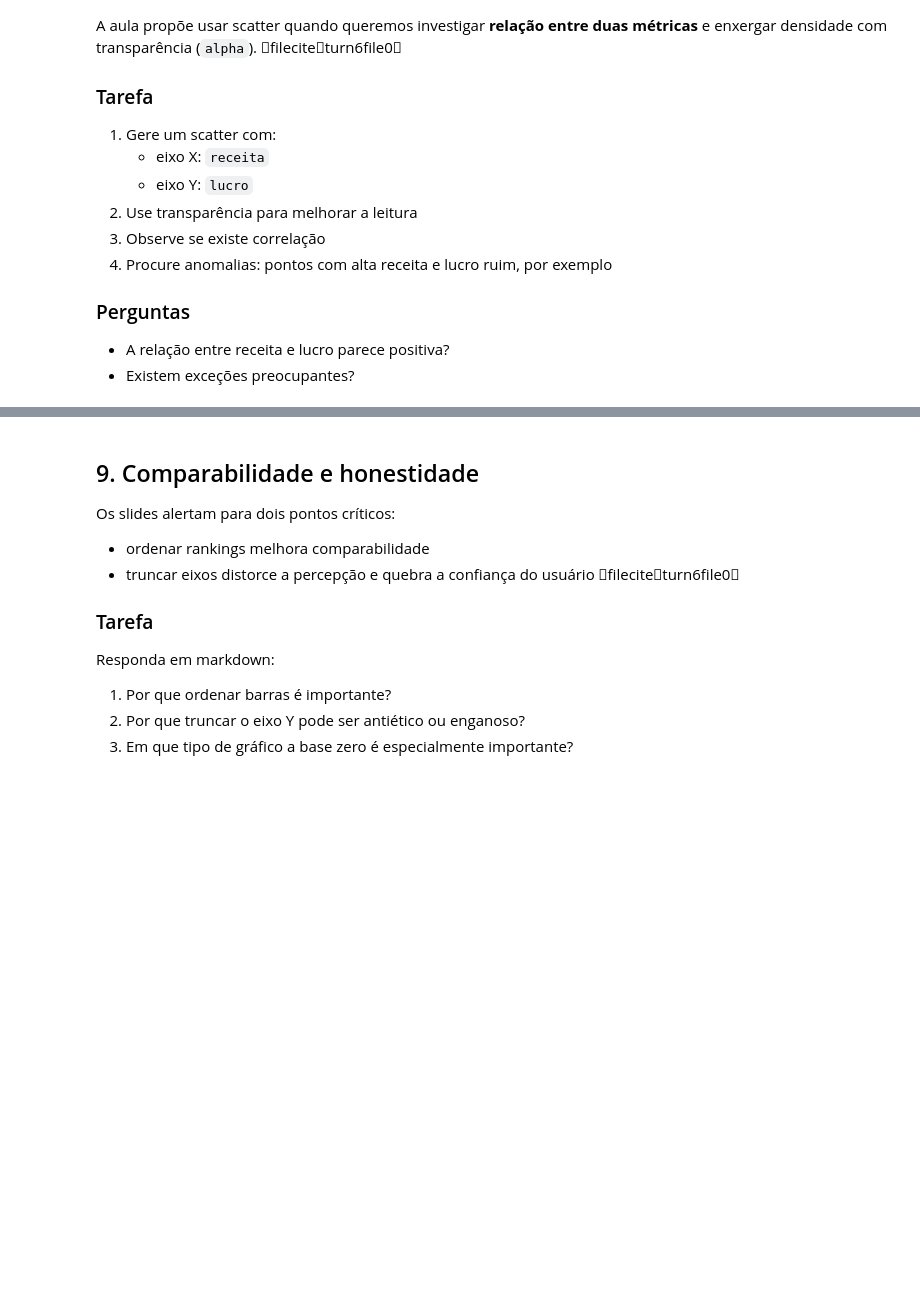
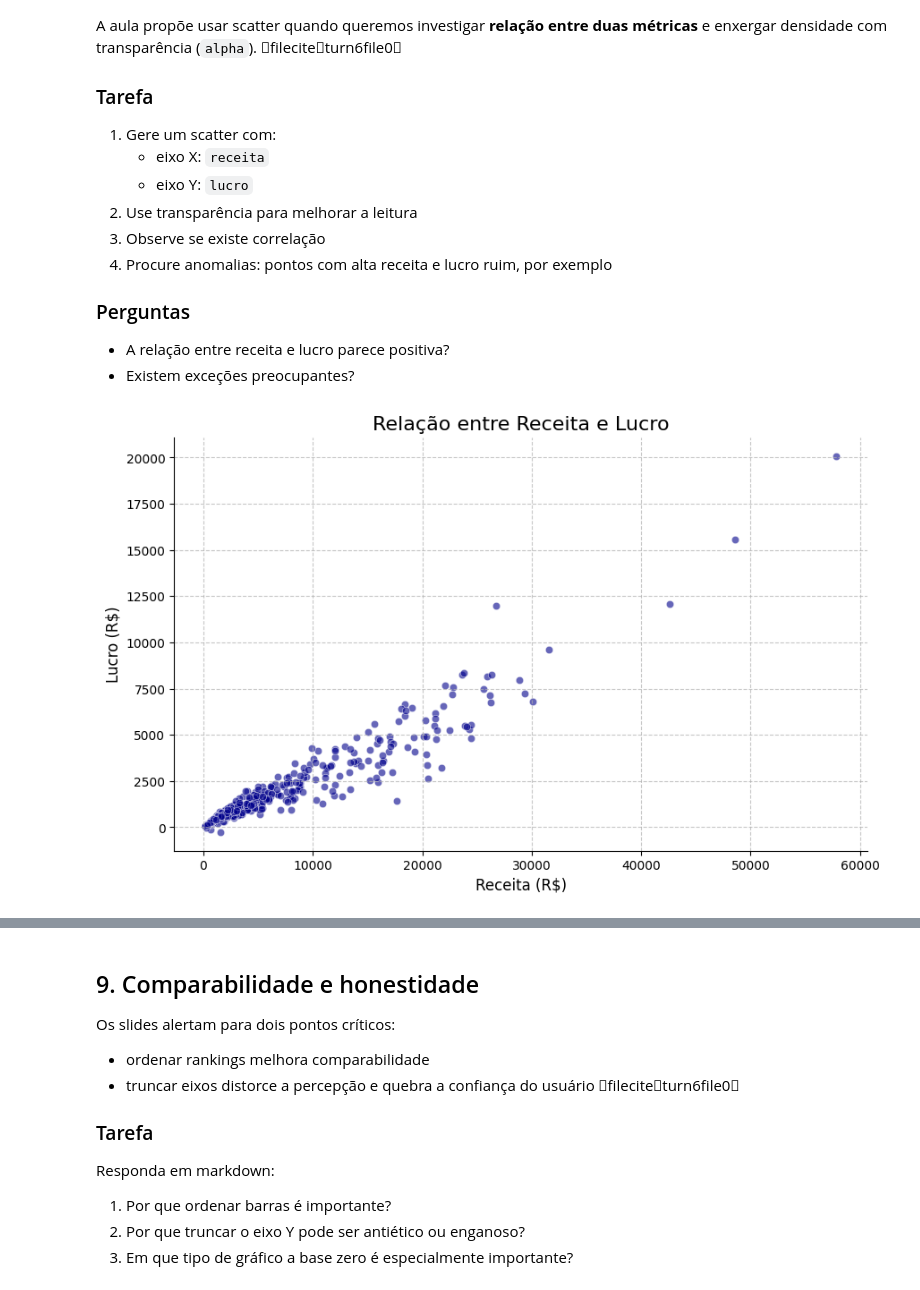
Before and after one commit to xXN4T3/linguagensDeProgramacao, a Jupyter notebook: exercicio8.ipynb, the cells around one changed output, grey strips where cells are left out. Cells and saved outputs as stored; diff of their text form; code cells hidden in the pictures; blank space fills up the shorter version.

```diff
--- a/exercicio8.ipynb
+++ b/exercicio8.ipynb
@@ -146,6 +275,17 @@ A aula propõe usar scatter quando queremos investigar **relação entre duas m
 - A relação entre receita e lucro parece positiva?
 - Existem exceções preocupantes?
 # %%
-# Construa aqui o scatter plot entre receita e lucro
+plt.figure(figsize=(10, 6))
+sns.scatterplot(x='receita', y='lucro', data=df, alpha=0.6, color='darkblue')
+plt.title('Relação entre Receita e Lucro', fontsize=16)
+plt.xlabel('Receita (R$)', fontsize=12)
+plt.ylabel('Lucro (R$)', fontsize=12)
+plt.ticklabel_format(style='plain', axis='x') # Evita notação científica no eixo X
+plt.ticklabel_format(style='plain', axis='y') # Evita notação científica no eixo Y
+sns.despine() # Remove as bordas superior e direita
+plt.grid(axis='both', linestyle='--', alpha=0.7)
+plt.show()
+# %% [output]
+[figure, added]
 # %% [markdown]
 ### Insight obrigatório
```
Also changed, not shown: parts of 25 cells of this notebook.
